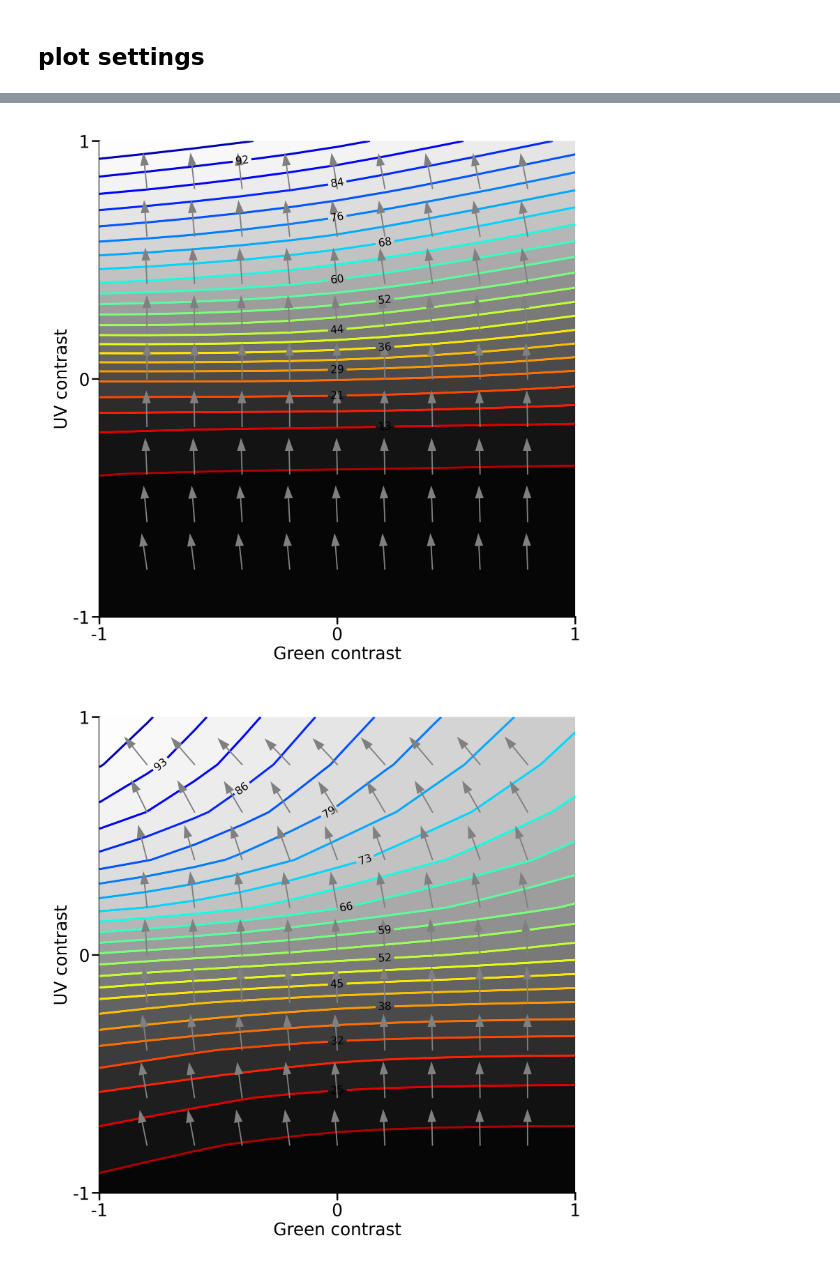
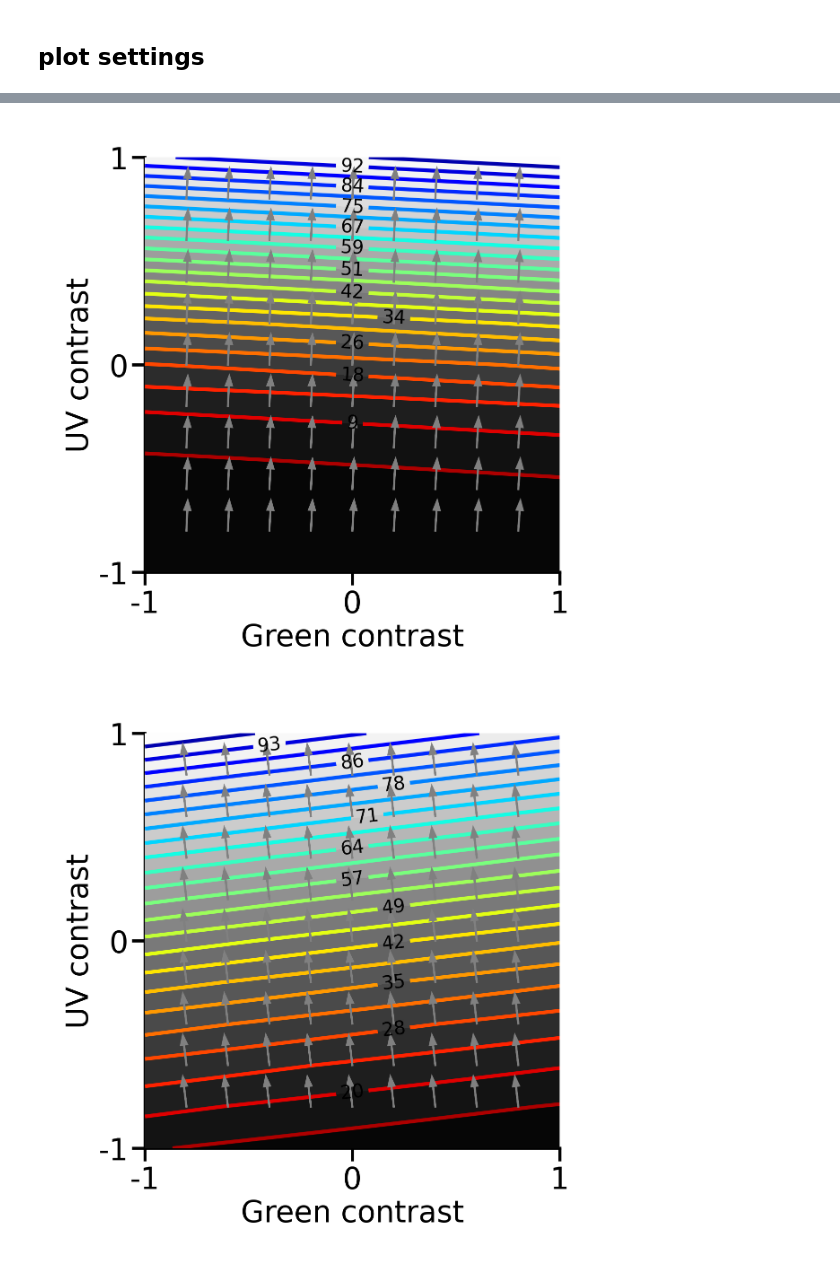
Before and after one commit to eulerlab/rgc-natstim-model, a Jupyter notebook: notebooks/05_figure_6.ipynb, the cells around one changed output, grey strips where cells are left out. Saved outputs shown, nothing was run; the diff lists cells and outputs as text; code cells hidden in the pictures.

```diff
--- a/notebooks/05_figure_6.ipynb
+++ b/notebooks/05_figure_6.ipynb
@@ -91,7 +117,7 @@ fig_path = r'/gpfs01/euler/User/lhoefling/Plots/paper_figs/rebuttal_2/gradient/'
 from matplotlib.ticker import FuncFormatter, FixedLocator
 # %%
 rc_dict = {'figure.dpi': 300,
-                     'figure.figsize': [4,4],
+                     'figure.figsize': [2, 2],
                      'figure.frameon': False,
                      'font.size': 8,
                      'lines.markersize':1,
@@ -112,10 +140,14 @@ example_cell_ids = ['20201021_1_4_126_s_5', '20210929_2_3_55_s_5']
+# %%
+model_key = 'CNN model'
+stim_key = 'CNN MEI'
 # %%
 for neuron_id in example_cell_ids:
-    orig_uv = df["center_temp_cont_uv"].loc[neuron_id]
-    green_contrast_values = np.arange(-1, 1.2, .2)
-    x = green_contrast_values*orig_uv
-    fig = plot_vector_field_resp_iso(x, x, norm_grid_dict, gradient_grid_dict, resp_grid_dict,
+    x = np.arange(-1, 1.2, .2)
+    plot_vector_field_resp_iso(x, x,
+                               norm_grid[model_key][stim_key],
+                               gradient_grid[model_key][stim_key],
+                               resp_grid[model_key][stim_key],
                               neuron_id=neuron_id, normalize_response=True, cmap="Greys_r", rc_dict=rc_dict)
-    save_this(fig_path, '_'.join([neuron_id, 'nonlin']), svg=False)
-    plt.close()
+    #save_this(fig_path, '_'.join([neuron_id, 'nonlin']), svg=False)
+   #plt.close()
 # %% [output]
@@ -124,10 +166,14 @@ pdf
+# %%
+model_key = 'LN model'
+stim_key = 'LN MEI'
 # %%
 for neuron_id in example_cell_ids:
-    orig_uv = df["center_temp_cont_uv"].loc[neuron_id]
-    green_contrast_values = np.arange(-1, 1.2, .2)
-    x = green_contrast_values#*orig_uv
-    fig = plot_vector_field_resp_iso(x, x, norm_grid_dict_nonlin, gradient_grid_dict_nonlin, resp_grid_dict_nonlin,
+    x = np.arange(-1, 1.2, .2)
+    plot_vector_field_resp_iso(x, x,
+                               norm_grid[model_key][stim_key],
+                               gradient_grid[model_key][stim_key],
+                               resp_grid[model_key][stim_key],
                               neuron_id=neuron_id, normalize_response=True, cmap="Greys_r", rc_dict=rc_dict)
-    save_this(fig_path, '_'.join([neuron_id, 'nonlin']), svg=False)
+    #save_this(fig_path, '_'.join([neuron_id, 'nonlin']), svg=False)
    #plt.close()
 # %% [output]
@@ -144,2 +188,2 @@ pdf
-[figure, old version]
+[figure, new version]
-[figure, old version]
+[figure, new version]
```
Also changed, not shown: parts of 32 cells of this notebook, 1 other file.
